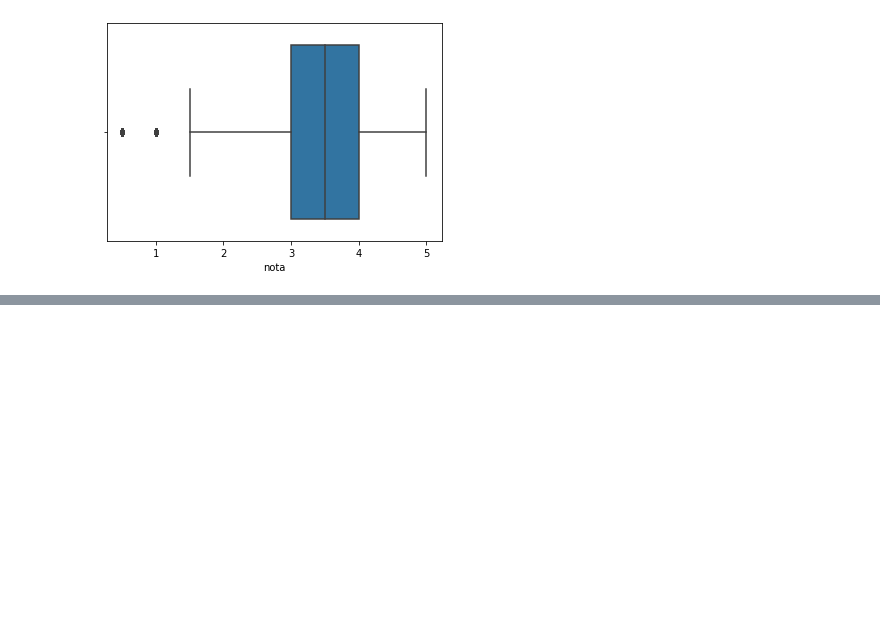
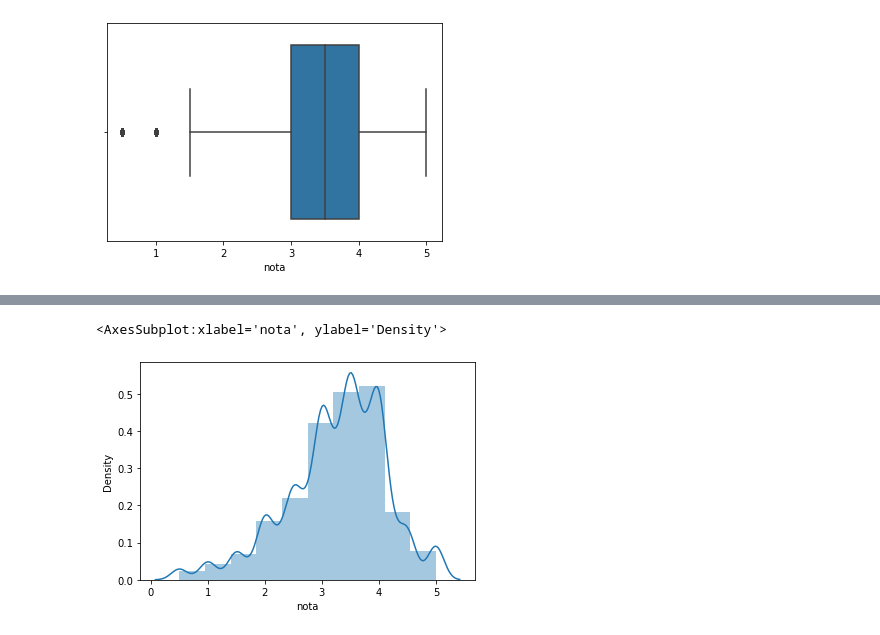
Before and after one commit to MateusAlberto/AulasPython, a Jupyter notebook: Python_Data_Science/Introdução Data Science/Introdução a Data Science.ipynb, the cells around one changed output, grey strips where cells are left out. Cells and saved outputs as stored; diff of their text form; code cells hidden in the pictures; blank space fills up the shorter version.

```diff
--- a/Python_Data_Science/Introdução Data Science/Introdução a Data Science.ipynb
+++ b/Python_Data_Science/Introdução Data Science/Introdução a Data Science.ipynb
@@ -76,0 +126,5 @@ sns.boxplot(notas['nota'])
+# %%
+sns.distplot(medias_por_filme, bins=10)
+# %% [output]
+<AxesSubplot:xlabel='nota', ylabel='Density'>
+[figure, added]
```
Also changed, not shown: parts of 14 cells of this notebook.
